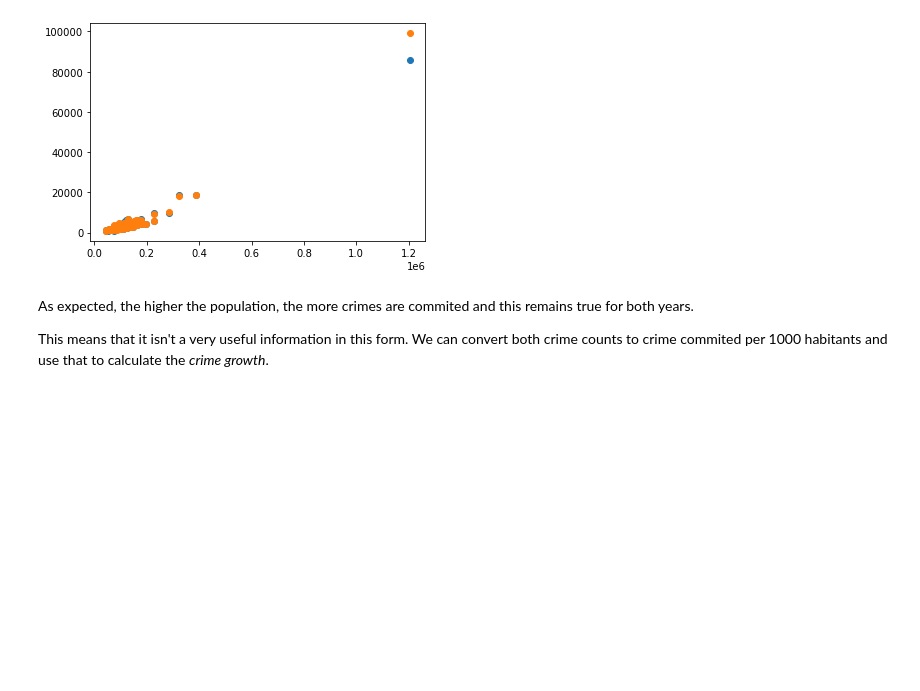
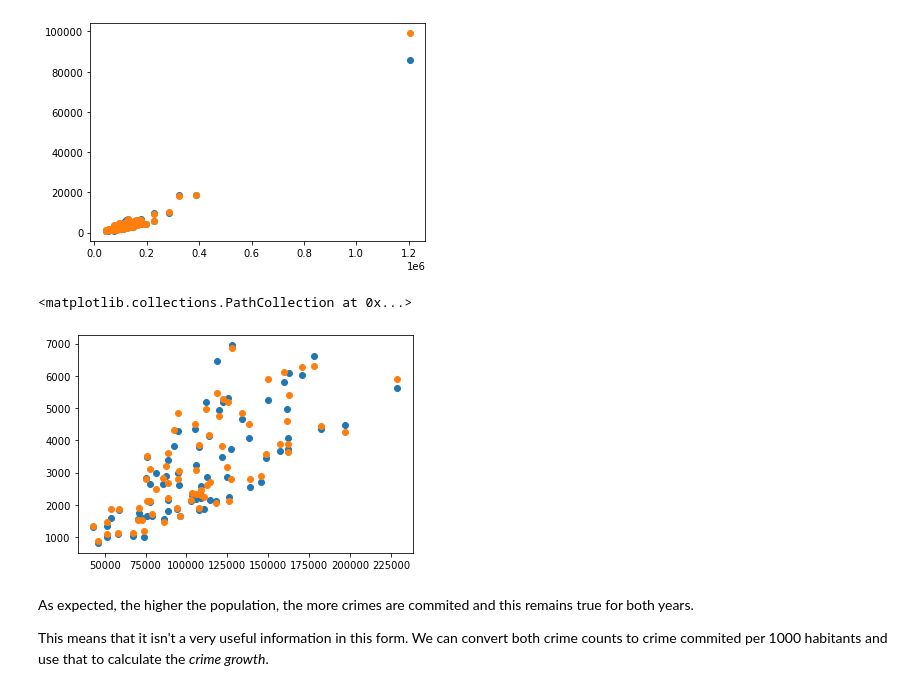
Before and after one commit to JoaoCostaIFG/AC, a Jupyter notebook: Banking.ipynb, the cells around one changed output. Cells and saved outputs as stored; diff of their text form; code cells hidden in the pictures; blank space fills up the shorter version.

```diff
--- a/Banking.ipynb
+++ b/Banking.ipynb
@@ -415,6 +496,15 @@ plt.scatter(district_df["people_count"], district_df["crime_count_96"])
 # %% [output]
 <matplotlib.collections.PathCollection at 0x...>
 [figure]
+# %%
+tmp = district_df[district_df["crime_count_95"] < 8000]
+plt.scatter(tmp["people_count"], tmp["crime_count_95"])
+
+tmp2 = district_df[district_df["crime_count_96"] < 8000]
+plt.scatter(tmp2["people_count"], tmp2["crime_count_96"])
+# %% [output]
+<matplotlib.collections.PathCollection at 0x...>
+[figure, added]
 # %% [markdown]
 As expected, the higher the population, the more crimes are commited and this remains true for both years.
 
```
Also changed, not shown: parts of 111 cells of this notebook, 2 other files.
